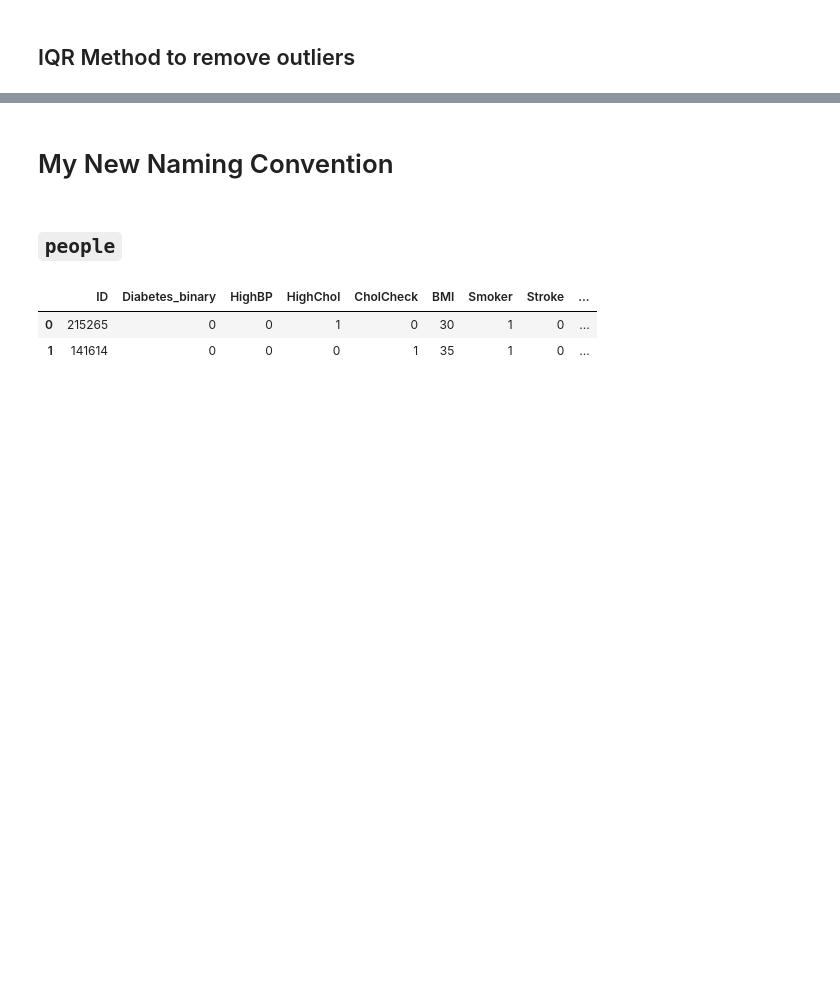
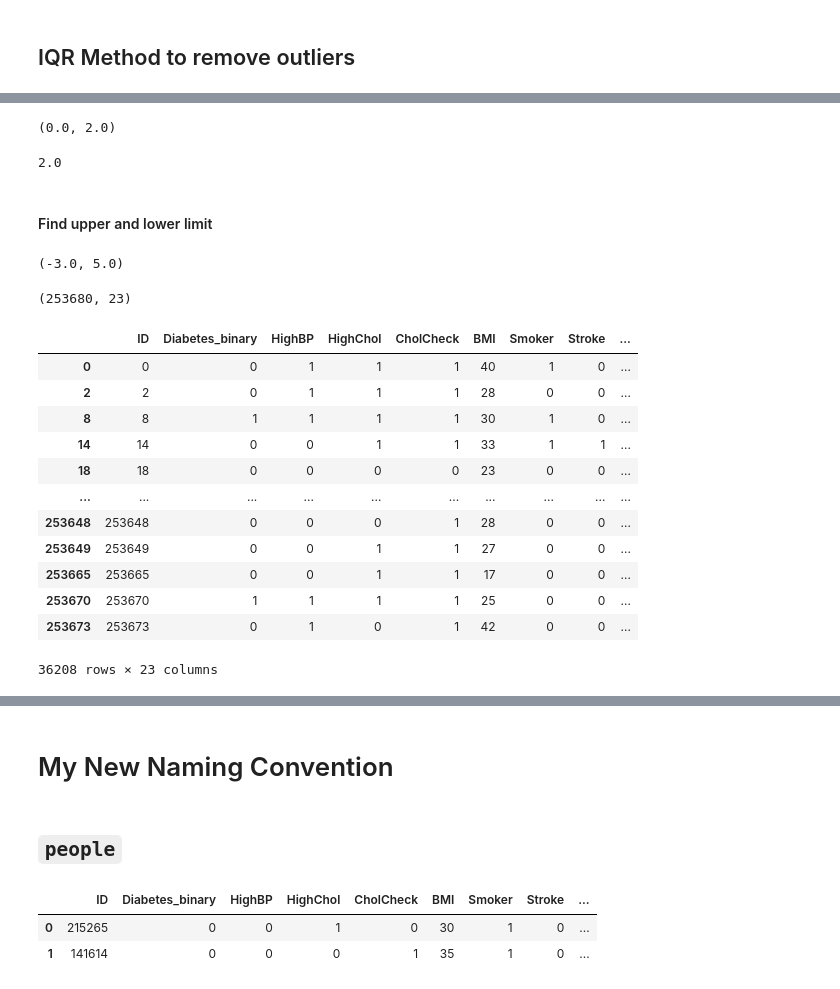
Before and after one commit to yourexodus/capstone_CDC, a Jupyter notebook: Feature_Engineering.ipynb, the cells around one changed output, grey strips where cells are left out. Saved outputs shown, nothing was run; the diff lists cells and outputs as text; code cells hidden in the pictures; blank space fills up the shorter version.

```diff
--- a/Feature_Engineering.ipynb
+++ b/Feature_Engineering.ipynb
@@ -75,0 +80,43 @@ df[['Income','GenHlth','MentHlth','PhysHlth','DiffWalk']].describe()
+# %%
+# IQR_MentHlth
+
+min_IQR = df['MentHlth'].min()
+Q1 = df.MentHlth.quantile(0.25)
+Q3 = df.MentHlth.quantile(0.75)
+Q1, Q3
+# %% [output]
+(0.0, 2.0)
+# %%
+IQR = Q3 - Q1
+IQR
+# %% [output]
+2.0
+# %% [markdown]
+#### Find upper and lower limit
+# %%
+lower_limit = Q1 - 1.5*IQR
+upper_limit = Q3 + 1.5*IQR
+lower_limit, upper_limit
+# %% [output]
+(-3.0, 5.0)
+# %%
+df.shape
+# %% [output]
+(253680, 23)
+# %%
+# Identified outliers for Menlth Health Data
+df[(df['MentHlth'] < lower_limit) | (df['MentHlth'] > upper_limit)]
+# %% [output]
+|  | ID | Diabetes_binary | HighBP | HighChol | CholCheck | BMI | Smoker | Stroke | ... |
+| 0 | 0 | 0 | 1 | 1 | 1 | 40 | 1 | 0 | ... |
+| 2 | 2 | 0 | 1 | 1 | 1 | 28 | 0 | 0 | ... |
+| 8 | 8 | 1 | 1 | 1 | 1 | 30 | 1 | 0 | ... |
+| 14 | 14 | 0 | 0 | 1 | 1 | 33 | 1 | 1 | ... |
+| 18 | 18 | 0 | 0 | 0 | 0 | 23 | 0 | 0 | ... |
+| ... | ... | ... | ... | ... | ... | ... | ... | ... | ... |
+| 253648 | 253648 | 0 | 0 | 0 | 1 | 28 | 0 | 0 | ... |
+| 253649 | 253649 | 0 | 0 | 1 | 1 | 27 | 0 | 0 | ... |
+| 253665 | 253665 | 0 | 0 | 1 | 1 | 17 | 0 | 0 | ... |
+| 253670 | 253670 | 1 | 1 | 1 | 1 | 25 | 0 | 0 | ... |
+| 253673 | 253673 | 0 | 1 | 0 | 1 | 42 | 0 | 0 | ... |
+36208 rows × 23 columns
```
Also changed, not shown: parts of 33 cells of this notebook, 4 other files.
